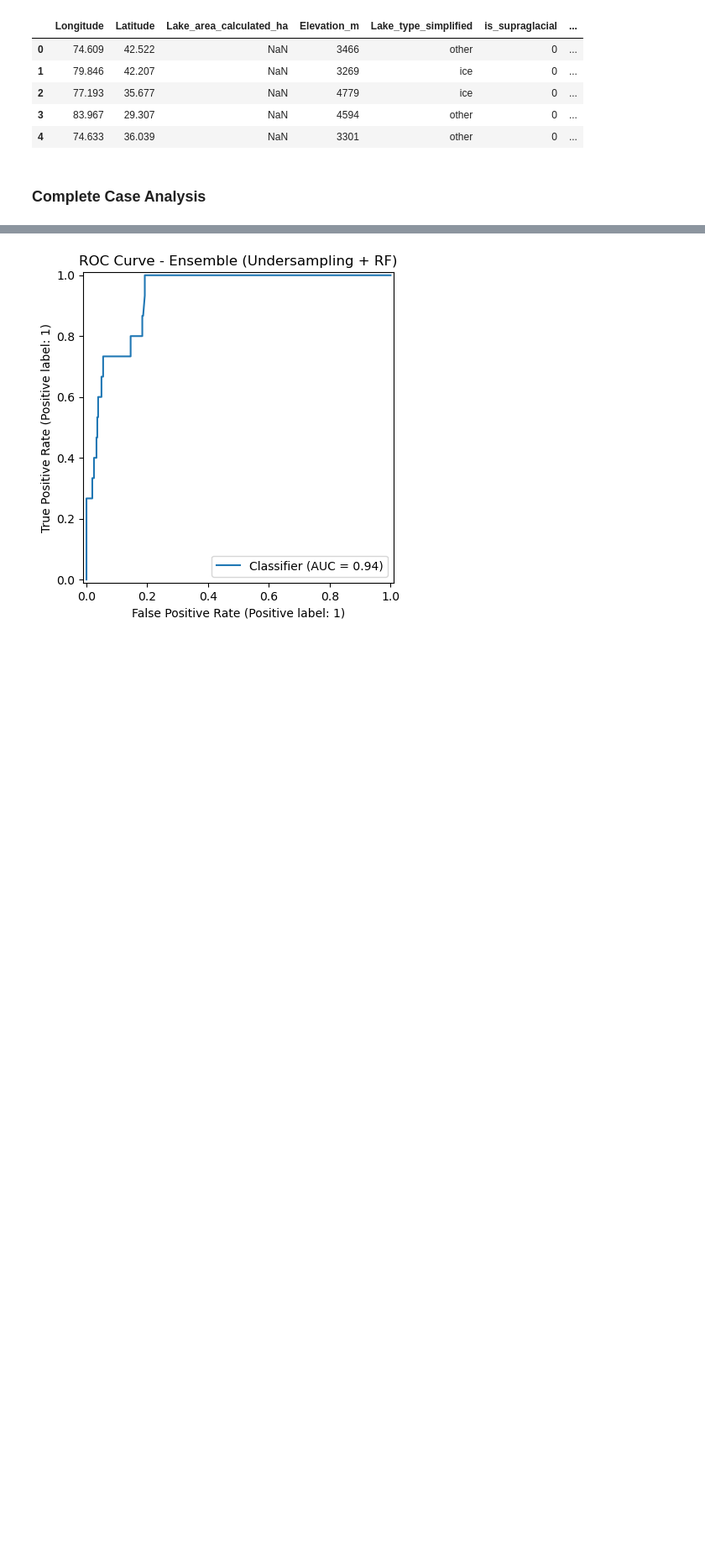
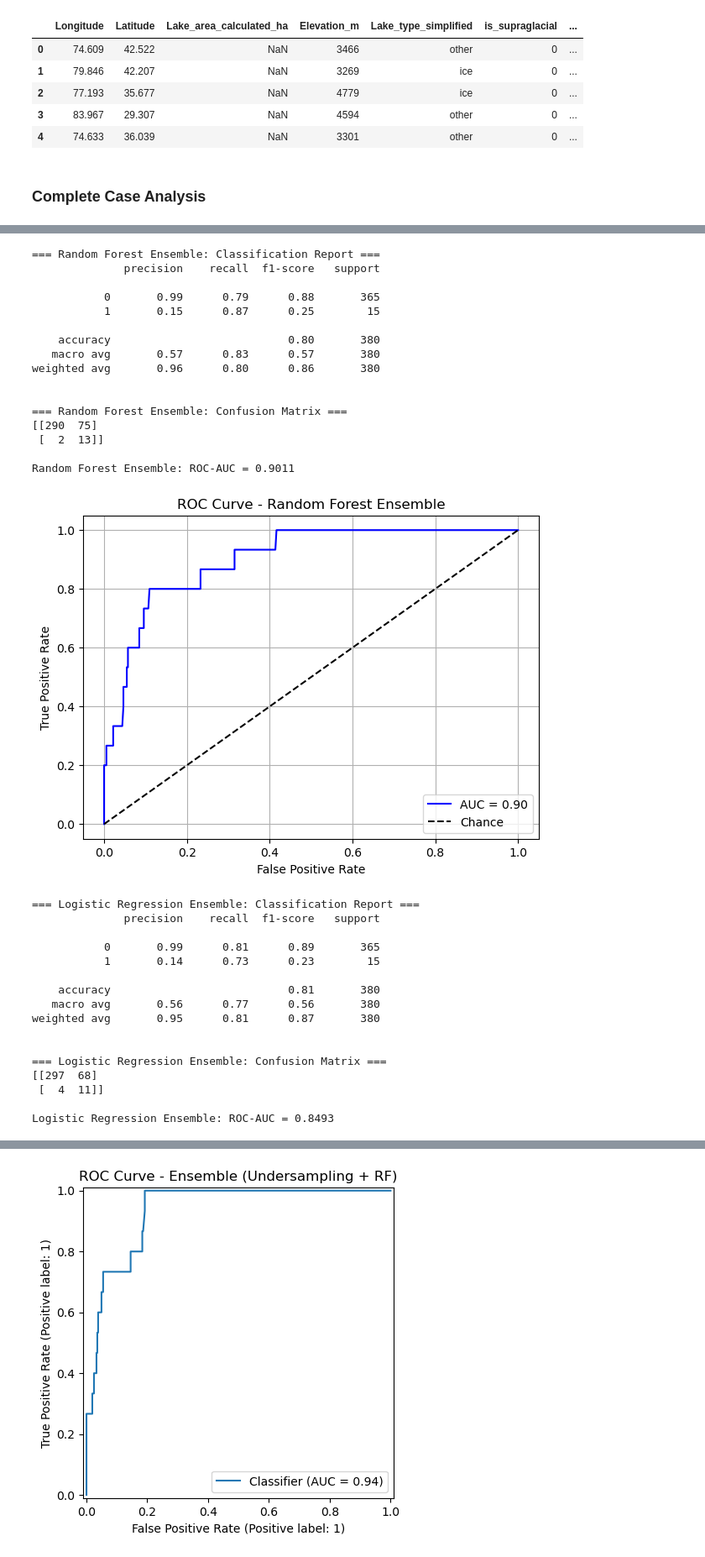
Before and after one commit to SoulNims/GLOF_Risk_ML_Pipeline, a Jupyter notebook: Notebooks/MLcrashcourse.ipynb, the cells around one changed output, grey strips where cells are left out. Shown at 84% size. Drawn from its saved outputs; the diff is of its cells as text; code cells hidden in the pictures; blank space fills up the shorter version.

Commit message:
CAA and ran ensamble models

```diff
--- a/Notebooks/MLcrashcourse.ipynb
+++ b/Notebooks/MLcrashcourse.ipynb
@@ -368,0 +372,72 @@ df_droppedna_pos
+# %%
+# ----------------------------
+# Train-Test Split
+# ----------------------------
+X_train, X_test, y_train, y_test = train_test_split(
+    X, y, test_size=0.2, random_state=42, stratify=y
+)
+
+# ----------------------------
+# Random Forest Ensemble
+# ----------------------------
+rf_models = create_ensemble(
+    X_train, y_train, n_models=5,
+    base_model=RandomForestClassifier()
+)
+evaluate_ensemble("Random Forest", rf_models, X_test, y_test)
+
+
+# ----------------------------
+# Logistic Regression Ensemble
+# ----------------------------
+lr_models = create_ensemble(
+    X_train, y_train, n_models=5,
+    base_model=LogisticRegression(max_iter=1000)
+)
+evaluate_ensemble("Logistic Regression", lr_models, X_test, y_test)
+
+
+# ----------------------------
+# XGBoost Ensemble
+# ----------------------------
+xgb_models = create_ensemble(
+    X_train, y_train, n_models=5,
+    base_model=XGBClassifier(
+        eval_metric="logloss"
+    )
+)
+evaluate_ensemble("XGBoost", xgb_models, X_test, y_test)
+# %% [output]
+=== Random Forest Ensemble: Classification Report ===
+              precision    recall  f1-score   support
+
+           0       0.99      0.79      0.88       365
+           1       0.15      0.87      0.25        15
+
+    accuracy                           0.80       380
+   macro avg       0.57      0.83      0.57       380
+weighted avg       0.96      0.80      0.86       380
+
+
+=== Random Forest Ensemble: Confusion Matrix ===
+[[290  75]
+ [  2  13]]
+
+Random Forest Ensemble: ROC-AUC = 0.9011
+[figure, added]
+=== Logistic Regression Ensemble: Classification Report ===
+              precision    recall  f1-score   support
+
+           0       0.99      0.81      0.89       365
+           1       0.14      0.73      0.23        15
+
+    accuracy                           0.81       380
+   macro avg       0.56      0.77      0.56       380
+weighted avg       0.95      0.81      0.87       380
+
+
+=== Logistic Regression Ensemble: Confusion Matrix ===
+[[297  68]
+ [  4  11]]
+
+Logistic Regression Ensemble: ROC-AUC = 0.8493
```
Also changed, not shown: parts of 14 cells of this notebook, 11 other files.
